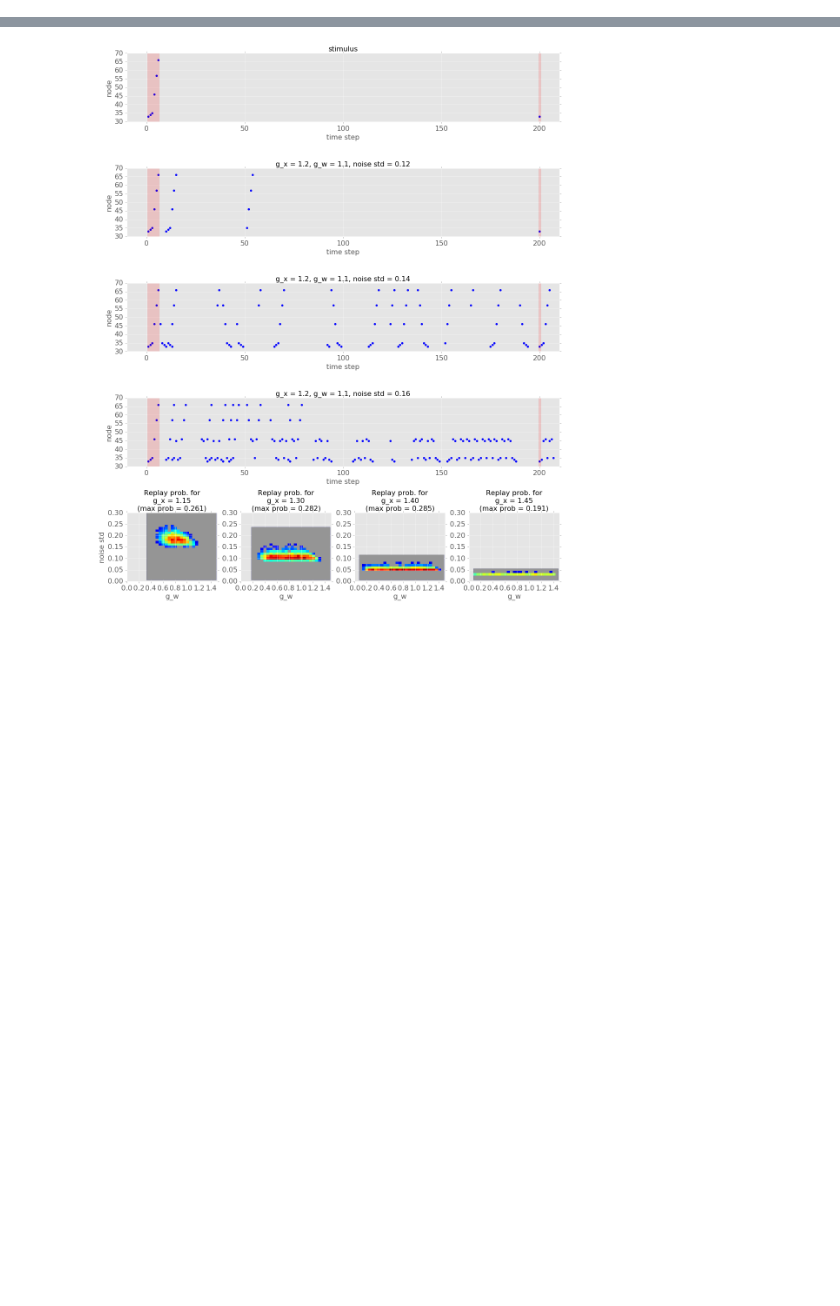
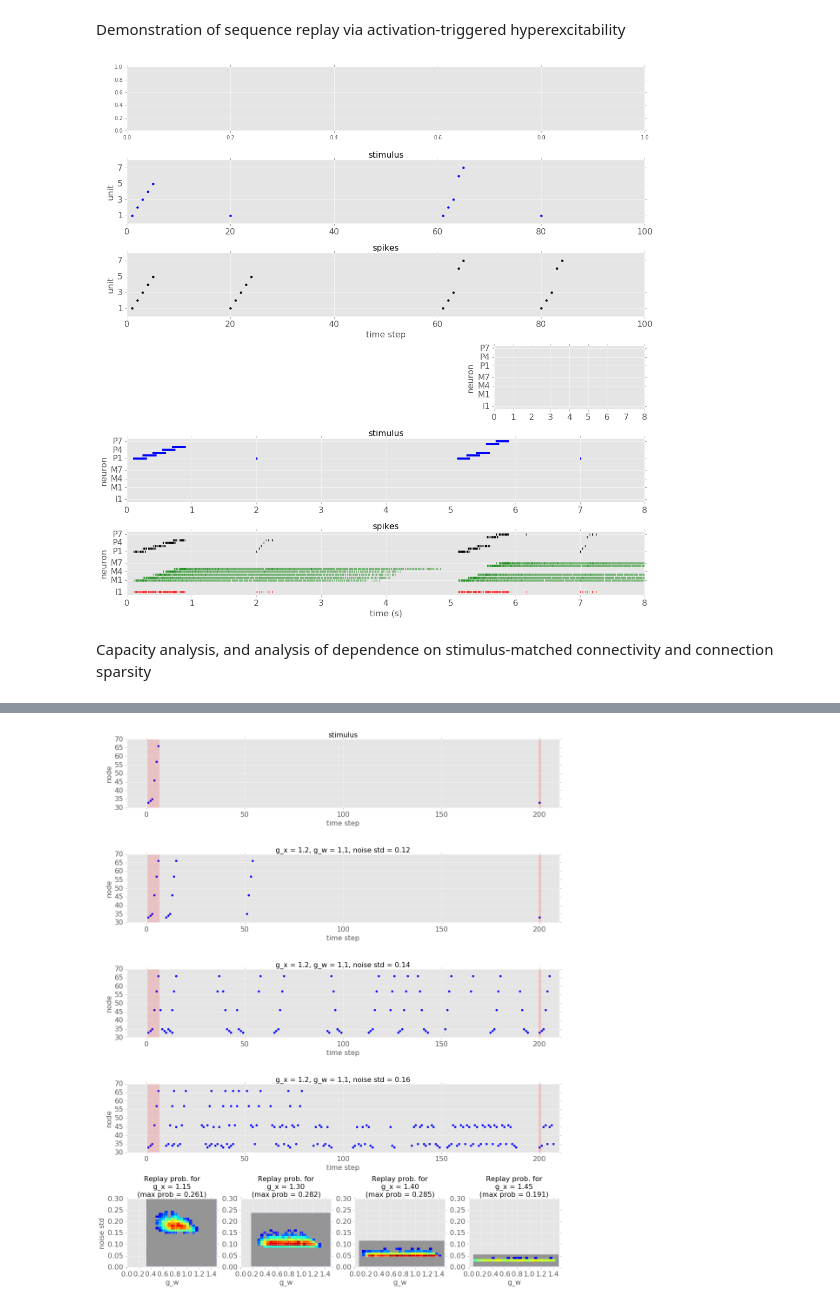
Before and after one commit to rkp8000/nothing_but_reruns, a Jupyter notebook: _paper_draft.ipynb, the cells around one changed output, grey strips where cells are left out. Cells and saved outputs as stored; diff of their text form; code cells hidden in the pictures; blank space fills up the shorter version.

Commit message:
Add almost working figure for multiple and reverse replay examples.

```diff
--- a/_paper_draft.ipynb
+++ b/_paper_draft.ipynb
@@ -0,0 +1,26 @@
+# %% [markdown]
+Demonstration of sequence replay via activation-triggered hyperexcitability
+# %%
+%matplotlib inline
+from figures.final_paper import replay_demo_simplified_and_lif
+
+replay_demo_simplified_and_lif(
+    V_TH=1.5, G_W=1, G_X=1, T_X=20, RP=1,
+    SEED=0, DT=0.0001, OFFSET=5,
+    W_PP=.7, W_PM=0.03, W_PI=20, W_MP=25, W_MM=.14, W_IP=20,
+    TAU_P=0.02, TAU_M=0.02, TAU_I=0.01,
+    V_REST_P=-0.065, V_REST_M=-0.065, V_REST_I=-0.065,
+    V_TH_P=-0.045, V_TH_M=-0.045, V_TH_I=-0.045,
+    V_RESET_P=-0.065, V_RESET_M=-0.065, V_RESET_I=-0.065,
+    RP_P=0.002, RP_M=0.002, RP_I=0.002,
+    TAUS_SYN={'ampa': 0.002, 'nmda': 0.08, 'gaba': 0.005},
+    V_REVS_SYN={'ampa': 0, 'nmda': 0, 'gaba': -0.08},
+    SEQ_START=0.1, SEQ_DUR=0.2, SEQ_STAGGER=0.15, SEQ_AMP=10, SEQ_FREQ=500,
+    REPLAY_START=2, REPLAY_DUR=0.01, REPLAY_AMP=1, REPLAY_FREQ=1000,
+    RESET_START=3, RESET_DUR=0.2, RESET_AMP=0, RESET_FREQ=1000,
+    BKGD_GABA_AMP=2, BKGD_GABA_FREQ=1000,
+    BKGD_GABA_AMP_MEM=0, BKGD_GABA_FREQ_MEM=60);
+# %% [output]
+[figure, added]
+# %% [markdown]
+Capacity analysis, and analysis of dependence on stimulus-matched connectivity and connection sparsity
```
Also changed, not shown: parts of 6 cells of this notebook.
